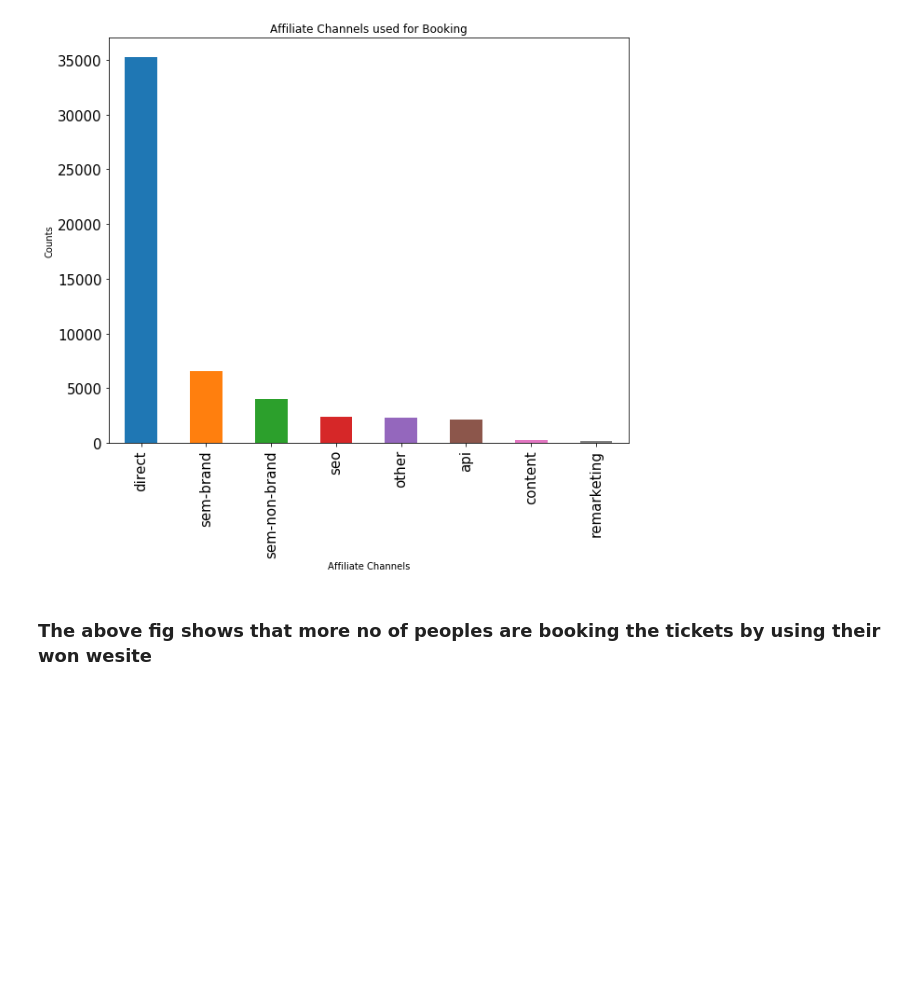
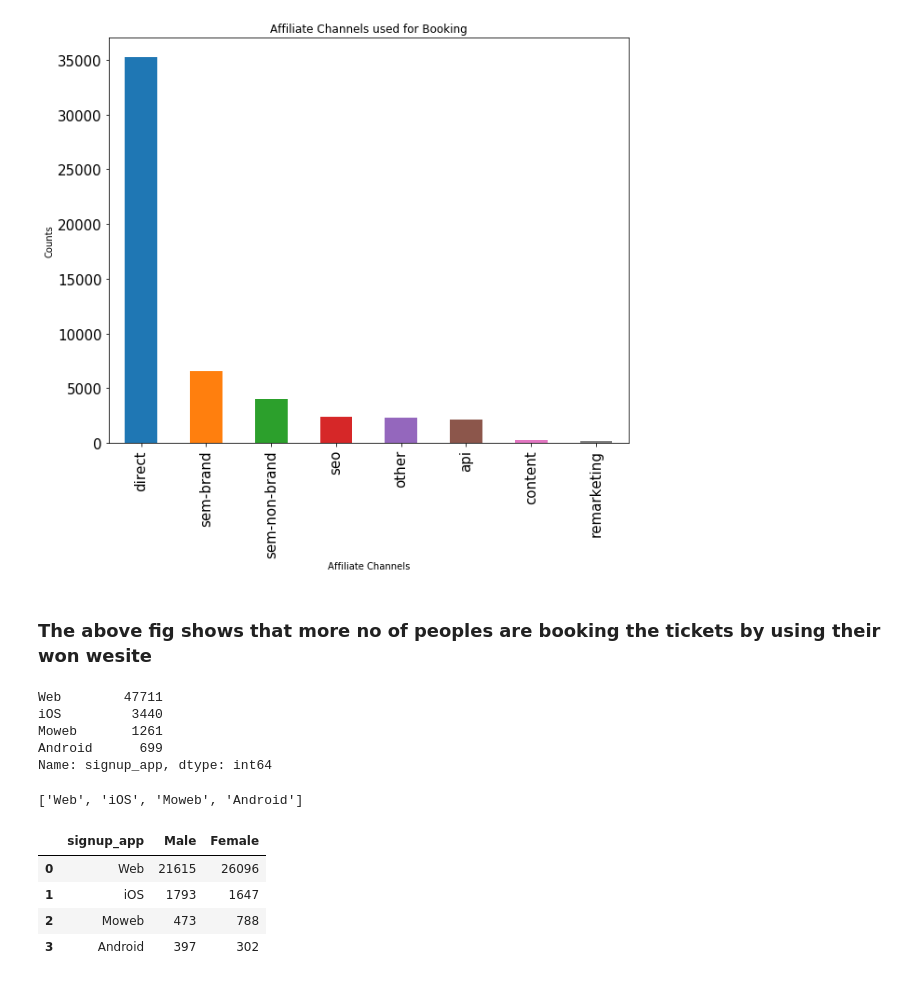
Before and after one commit to shitalajagekar/DataScience, a Jupyter notebook: Airbnb new uer booking.ipynb, the cells around one changed output. Saved outputs shown, nothing was run; the diff lists cells and outputs as text; code cells hidden in the pictures; blank space fills up the shorter version.

```diff
--- a/Airbnb new uer booking.ipynb
+++ b/Airbnb new uer booking.ipynb
@@ -443,3 +443,43 @@ plt.show()
 [figure]
 # %% [markdown]
 ### The above fig shows that more no of peoples are booking the tickets by using their won wesite
+# %%
+result.signup_app.value_counts()
+# %% [output]
+Web        47711
+iOS         3440
+Moweb       1261
+Android      699
+Name: signup_app, dtype: int64
+# %%
+signup_genderFrame=pd.DataFrame(columns=['signup_app','Male','Female'])
+
+def count_Male_Female(appname,counter):
+    male=0
+    female=0
+
+    for i in range(len(result)):
+        if(result.loc[i,'signup_app']==appname and result.loc[i,'gender']=='MALE'):
+            male=male+1
+        if(result.loc[i,'signup_app']==appname and result.loc[i,'gender']=='FEMALE'):
+            female=female+1
+    signup_genderFrame.loc[counter,'signup_app']=appname
+    signup_genderFrame.loc[counter,'Male']=male
+    signup_genderFrame.loc[counter,'Female']=female
+
+
+app=result.signup_app.value_counts().keys().tolist()
+print(app)
+counter=0
+for i in app:
+    count_Male_Female(i,counter)
+    counter=counter+1
+
+signup_genderFrame
+# %% [output]
+['Web', 'iOS', 'Moweb', 'Android']
+|  | signup_app | Male | Female |
+| 0 | Web | 21615 | 26096 |
+| 1 | iOS | 1793 | 1647 |
+| 2 | Moweb | 473 | 788 |
+| 3 | Android | 397 | 302 |
```
Also changed, not shown: parts of 25 cells of this notebook.
